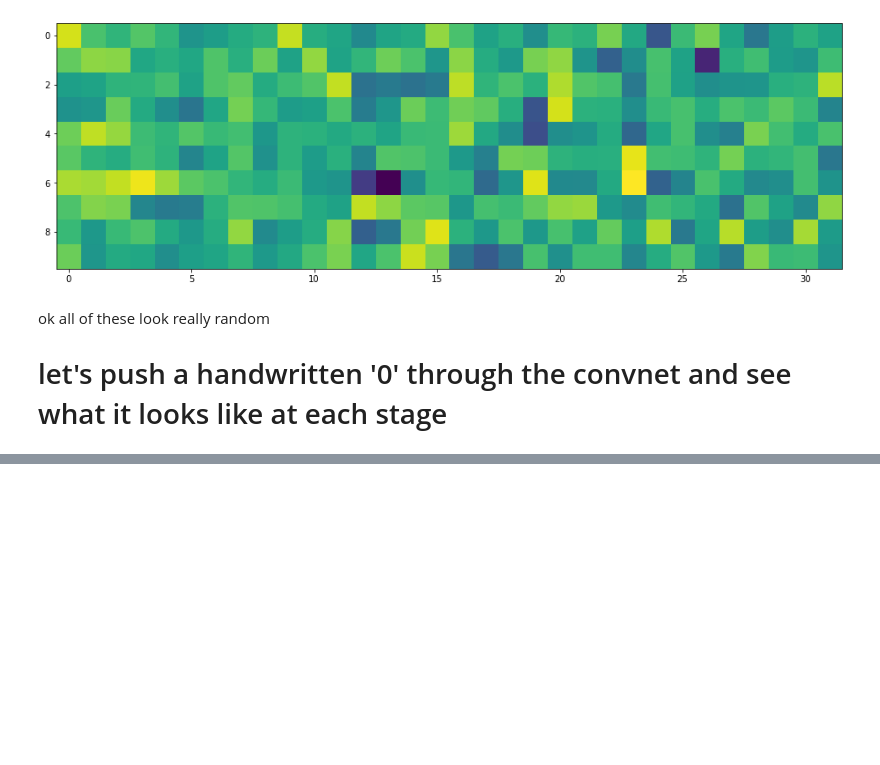
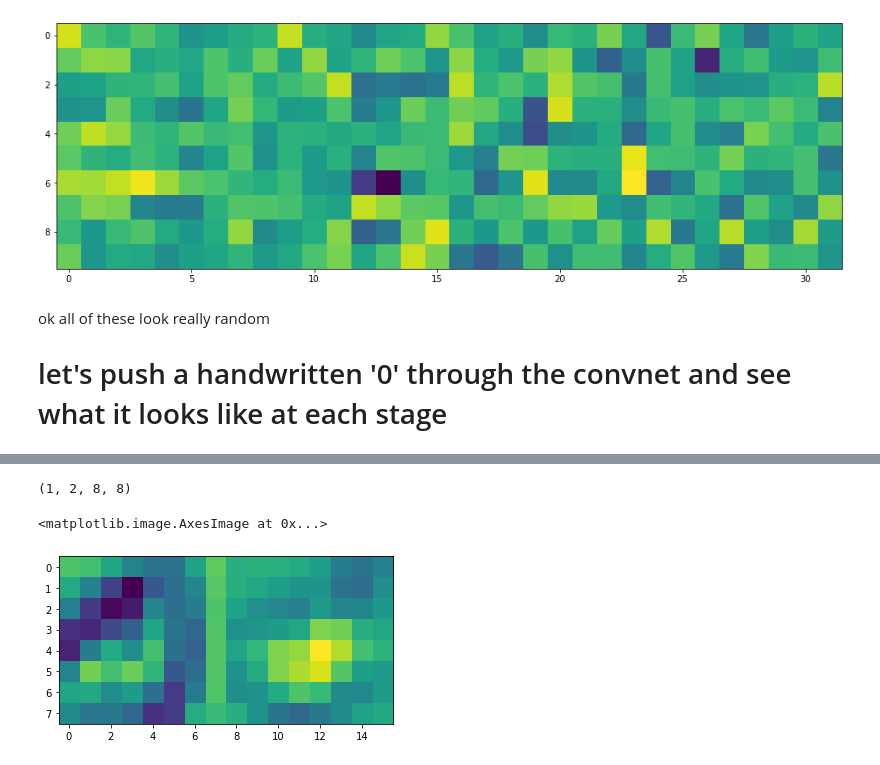
Before and after one commit to seangao14/mnist-cnn-visualizer, a Jupyter notebook: playground.ipynb, the cells around one changed output, grey strips where cells are left out. Drawn from its saved outputs; the diff is of its cells as text; code cells hidden in the pictures; blank space fills up the shorter version.

```diff
--- a/playground.ipynb
+++ b/playground.ipynb
@@ -68,0 +107,13 @@ ok all of these look really random
+# %%
+c2 = model.c2(F.max_pool2d(F.relu(model.c1(zero)), (2,2)))
+c2 = c2.detach().numpy()
+print(c2.shape)
+c2 = c2.reshape((2,8,8))
+c2_cat = np.concatenate((c2[:]), axis=1)
+plt.imshow(c2_cat)
+
+#  im kinda confused why its only 2 x 8 x 8 but ill figure it out later
+# %% [output]
+(1, 2, 8, 8)
+<matplotlib.image.AxesImage at 0x...>
+[figure, added]
```
Also changed, not shown: parts of 10 cells of this notebook.
